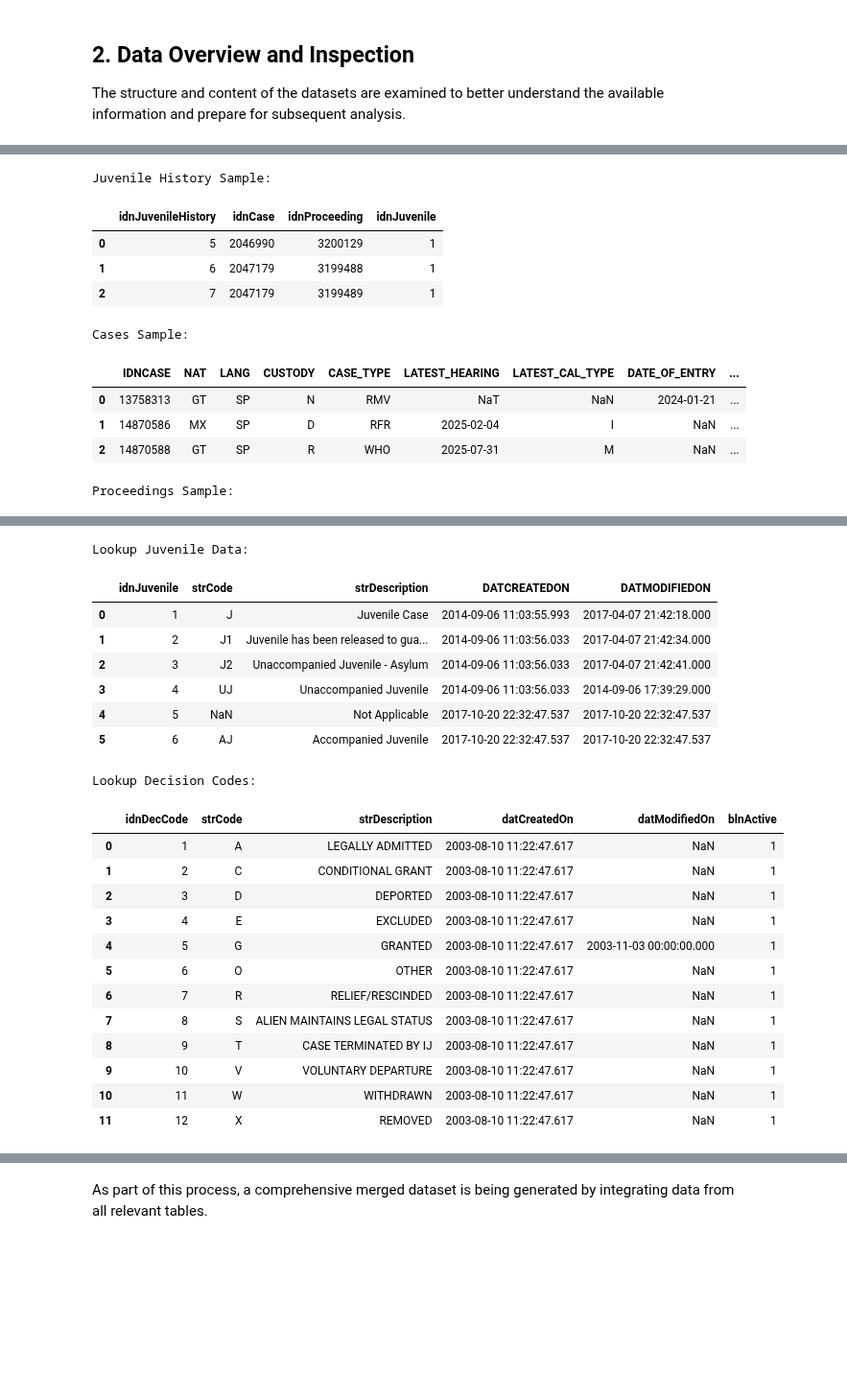
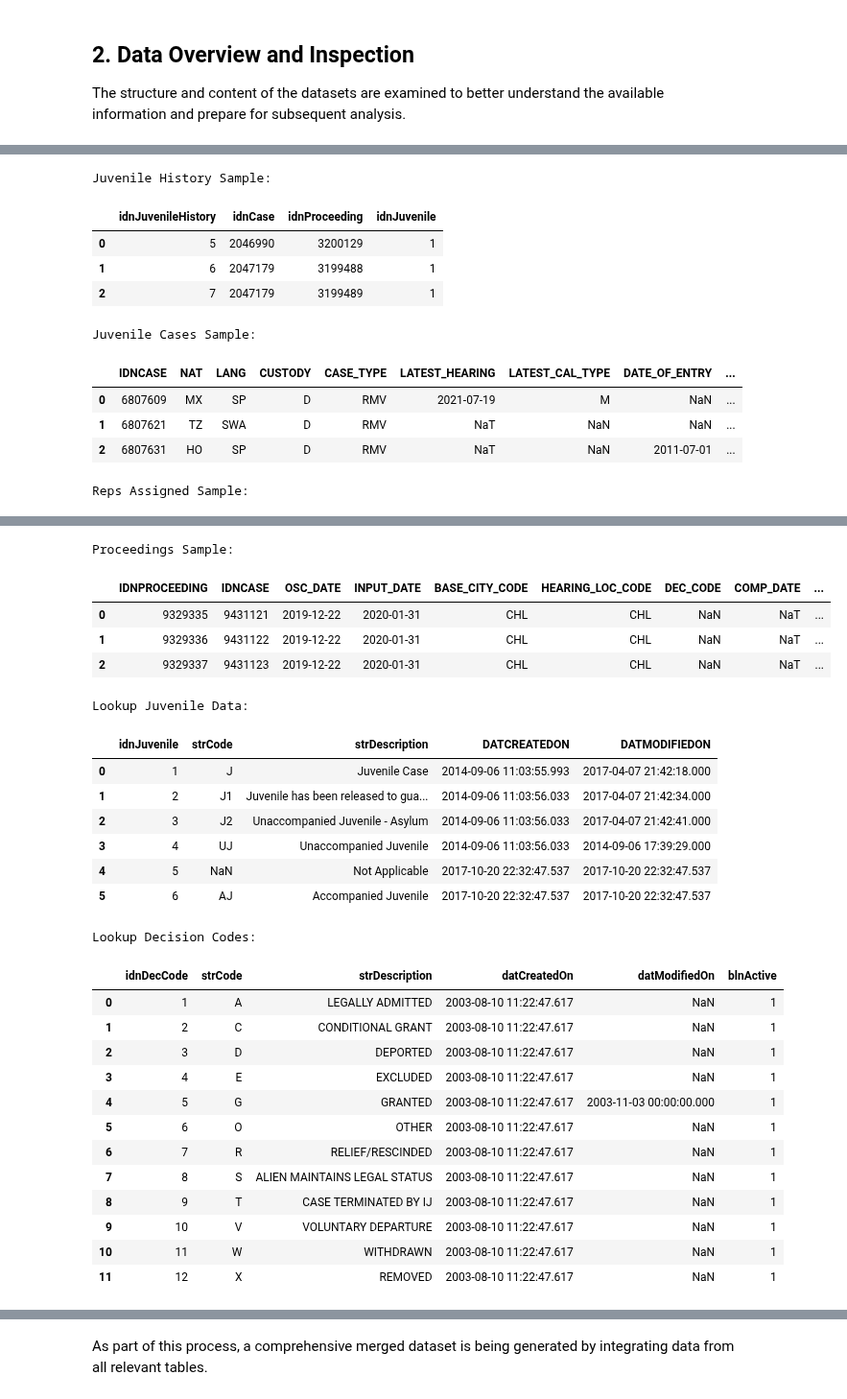
Before and after one commit to MIT-Emerging-Talent/ET6-CDSP-group-19-repo, a Jupyter notebook: 4_data_analysis/4_data_analysis.ipynb, the cells around one changed output, grey strips where cells are left out. Shown at 96% size. Saved outputs shown, nothing was run; the diff lists cells and outputs as text; code cells hidden in the pictures; blank space fills up the shorter version.

```diff
--- a/4_data_analysis/4_data_analysis.ipynb
+++ b/4_data_analysis/4_data_analysis.ipynb
@@ -55,9 +56,12 @@ Files in this directory: ['4_data_analysis.ipynb', 'guide.md', 'juvenile_cases_c
 # Define paths to data files
 juvenile_history_path = "juvenile_history_cleaned.csv.gz"
 cases_path = "juvenile_cases_cleaned.csv.gz"
+reps_assigned_path = "juvenile_reps_assigned.csv.gz"
 proceedings_path = "juvenile_proceedings_cleaned.csv.gz"
 lookup_juvenile_path = "tblLookup_Juvenile.csv"
-lookup_decision_path = "tblDecCode.csv"
+lookup_decision_path = (
+    "tblDecCode.csv"
+)
 
 print("Loading data files with correct paths...")
 
@@ -175,8 +258,11 @@ Lookup Decisions Data Shape: (12, 6)
 print("\nJuvenile History Sample:")
 display(juvenile_history.head(3))
 
-print("\nCases Sample:")
-display(cases.head(3))
+print("\nJuvenile Cases Sample:")
+display(juvenile_cases.head(3))
+
+print("\nReps Assigned Sample:")
+display(reps_assigned.head(3))
 
 print("\nProceedings Sample:")
 display(proceedings.head(3))
@@ -192,9 +278,9 @@ Juvenile History Sample:
 | 0 | 5 | 2046990 | 3200129 | 1 |
 | 1 | 6 | 2047179 | 3199488 | 1 |
 | 2 | 7 | 2047179 | 3199489 | 1 |
-Cases Sample:
+Juvenile Cases Sample:
 |  | IDNCASE | NAT | LANG | CUSTODY | CASE_TYPE | LATEST_HEARING | LATEST_CAL_TYPE | DATE_OF_ENTRY | ... |
-| 0 | 13758313 | GT | SP | N | RMV | NaT | NaN | 2024-01-21 | ... |
-| 1 | 14870586 | MX | SP | D | RFR | 2025-02-04 | I | NaN | ... |
-| 2 | 14870588 | GT | SP | R | WHO | 2025-07-31 | M | NaN | ... |
+| 0 | 6807609 | MX | SP | D | RMV | 2021-07-19 | M | NaN | ... |
+| 1 | 6807621 | TZ | SWA | D | RMV | NaT | NaN | NaN | ... |
+| 2 | 6807631 | HO | SP | D | RMV | NaT | NaN | 2011-07-01 | ... |
-Proceedings Sample:
+Reps Assigned Sample:
@@ -205,23 +291,28 @@ Proceedings Sample:
-Lookup Juvenile Data:
+Proceedings Sample:
-|  | idnJuvenile | strCode | strDescription | DATCREATEDON | DATMODIFIEDON |
-| 0 | 1 | J | Juvenile Case | 2014-09-06 11:03:55.993 | 2017-04-07 21:42:18.000 |
-| 1 | 2 | J1 | Juvenile has been released to gua... | 2014-09-06 11:03:56.033 | 2017-04-07 21:42:34.000 |
-| 2 | 3 | J2 | Unaccompanied Juvenile - Asylum | 2014-09-06 11:03:56.033 | 2017-04-07 21:42:41.000 |
-| 3 | 4 | UJ | Unaccompanied Juvenile | 2014-09-06 11:03:56.033 | 2014-09-06 17:39:29.000 |
-| 4 | 5 | NaN | Not Applicable | 2017-10-20 22:32:47.537 | 2017-10-20 22:32:47.537 |
-| 5 | 6 | AJ | Accompanied Juvenile | 2017-10-20 22:32:47.537 | 2017-10-20 22:32:47.537 |
+|  | IDNPROCEEDING | IDNCASE | OSC_DATE | INPUT_DATE | BASE_CITY_CODE | HEARING_LOC_CODE | DEC_CODE | COMP_DATE | ... |
+| 0 | 9329335 | 9431121 | 2019-12-22 | 2020-01-31 | CHL | CHL | NaN | NaT | ... |
+| 1 | 9329336 | 9431122 | 2019-12-22 | 2020-01-31 | CHL | CHL | NaN | NaT | ... |
+| 2 | 9329337 | 9431123 | 2019-12-22 | 2020-01-31 | CHL | CHL | NaN | NaT | ... |
-Lookup Decision Codes:
+Lookup Juvenile Data:
-|  | idnDecCode | strCode | strDescription | datCreatedOn | datModifiedOn | blnActive |
-| 0 | 1 | A | LEGALLY ADMITTED | 2003-08-10 11:22:47.617 | NaN | 1 |
-| 1 | 2 | C | CONDITIONAL GRANT | 2003-08-10 11:22:47.617 | NaN | 1 |
-| 2 | 3 | D | DEPORTED | 2003-08-10 11:22:47.617 | NaN | 1 |
-| 3 | 4 | E | EXCLUDED | 2003-08-10 11:22:47.617 | NaN | 1 |
-| 4 | 5 | G | GRANTED | 2003-08-10 11:22:47.617 | 2003-11-03 00:00:00.000 | 1 |
-| 5 | 6 | O | OTHER | 2003-08-10 11:22:47.617 | NaN | 1 |
-| 6 | 7 | R | RELIEF/RESCINDED | 2003-08-10 11:22:47.617 | NaN | 1 |
-| 7 | 8 | S | ALIEN MAINTAINS LEGAL STATUS | 2003-08-10 11:22:47.617 | NaN | 1 |
-| 8 | 9 | T | CASE TERMINATED BY IJ | 2003-08-10 11:22:47.617 | NaN | 1 |
-| 9 | 10 | V | VOLUNTARY DEPARTURE | 2003-08-10 11:22:47.617 | NaN | 1 |
-| 10 | 11 | W | WITHDRAWN | 2003-08-10 11:22:47.617 | NaN | 1 |
-| 11 | 12 | X | REMOVED | 2003-08-10 11:22:47.617 | NaN | 1 |
+|  | idnJuvenile | strCode | strDescription | DATCREATEDON | DATMODIFIEDON |
+| 0 | 1 | J | Juvenile Case | 2014-09-06 11:03:55.993 | 2017-04-07 21:42:18.000 |
+| 1 | 2 | J1 | Juvenile has been released to gua... | 2014-09-06 11:03:56.033 | 2017-04-07 21:42:34.000 |
+| 2 | 3 | J2 | Unaccompanied Juvenile - Asylum | 2014-09-06 11:03:56.033 | 2017-04-07 21:42:41.000 |
+| 3 | 4 | UJ | Unaccompanied Juvenile | 2014-09-06 11:03:56.033 | 2014-09-06 17:39:29.000 |
+| 4 | 5 | NaN | Not Applicable | 2017-10-20 22:32:47.537 | 2017-10-20 22:32:47.537 |
+| 5 | 6 | AJ | Accompanied Juvenile | 2017-10-20 22:32:47.537 | 2017-10-20 22:32:47.537 |
+Lookup Decision Codes:
+|  | idnDecCode | strCode | strDescription | datCreatedOn | datModifiedOn | blnActive |
+| 0 | 1 | A | LEGALLY ADMITTED | 2003-08-10 11:22:47.617 | NaN | 1 |
+| 1 | 2 | C | CONDITIONAL GRANT | 2003-08-10 11:22:47.617 | NaN | 1 |
+| 2 | 3 | D | DEPORTED | 2003-08-10 11:22:47.617 | NaN | 1 |
+| 3 | 4 | E | EXCLUDED | 2003-08-10 11:22:47.617 | NaN | 1 |
+| 4 | 5 | G | GRANTED | 2003-08-10 11:22:47.617 | 2003-11-03 00:00:00.000 | 1 |
+| 5 | 6 | O | OTHER | 2003-08-10 11:22:47.617 | NaN | 1 |
+| 6 | 7 | R | RELIEF/RESCINDED | 2003-08-10 11:22:47.617 | NaN | 1 |
+| 7 | 8 | S | ALIEN MAINTAINS LEGAL STATUS | 2003-08-10 11:22:47.617 | NaN | 1 |
+| 8 | 9 | T | CASE TERMINATED BY IJ | 2003-08-10 11:22:47.617 | NaN | 1 |
+| 9 | 10 | V | VOLUNTARY DEPARTURE | 2003-08-10 11:22:47.617 | NaN | 1 |
+| 10 | 11 | W | WITHDRAWN | 2003-08-10 11:22:47.617 | NaN | 1 |
+| 11 | 12 | X | REMOVED | 2003-08-10 11:22:47.617 | NaN | 1 |
 # %% [markdown]
```
Also changed, not shown: parts of 35 cells of this notebook.
